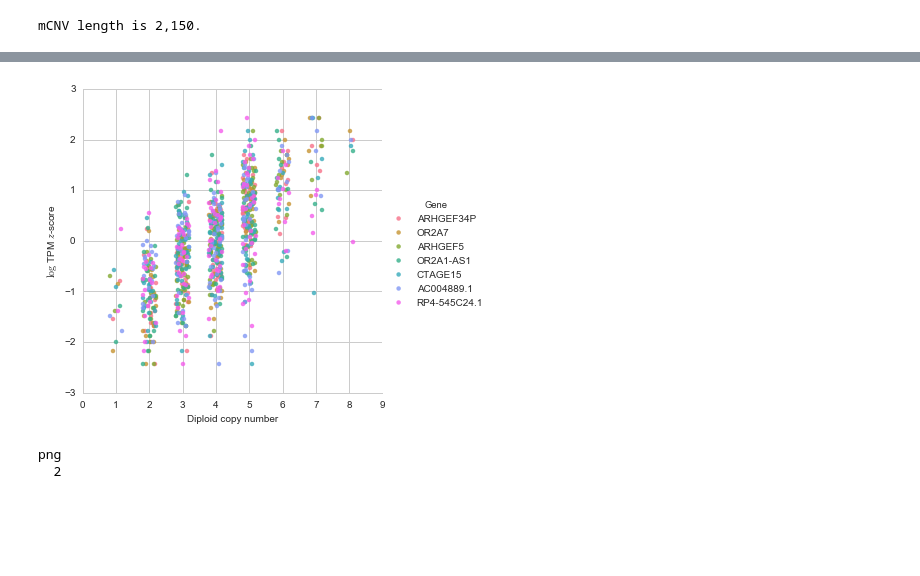
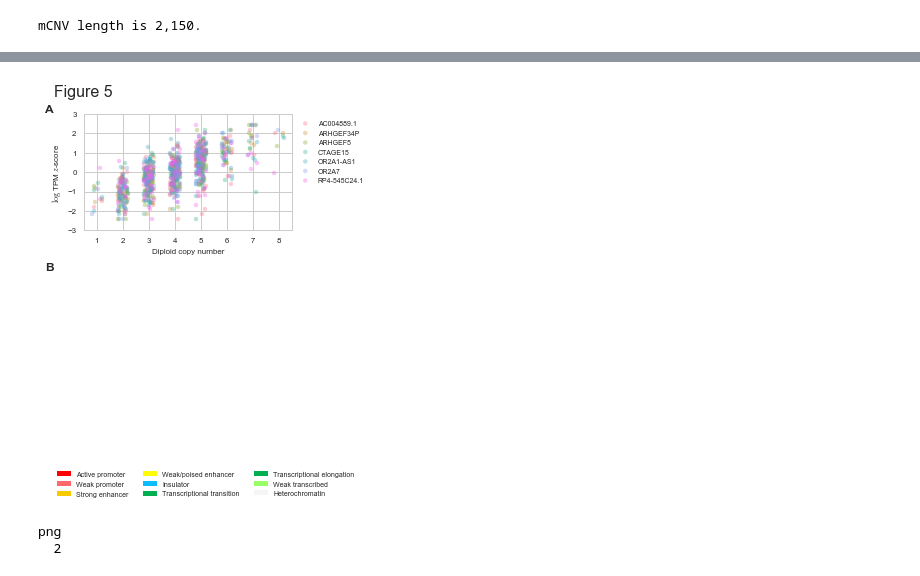
Before and after one commit to frazer-lab/cardips-ipsc-eqtl, a Jupyter notebook: notebooks/Figure. CNV eQTL Examples.ipynb, the cells around one changed output, grey strips where cells are left out. Saved outputs shown, nothing was run; the diff lists cells and outputs as text; code cells hidden in the pictures; blank space fills up the shorter version.

```diff
--- a/notebooks/Figure. CNV eQTL Examples.ipynb
+++ b/notebooks/Figure. CNV eQTL Examples.ipynb
@@ -86,9 +88 @@ mcnv_sig[mcnv_sig.cnv == 'CNV_7_143951166_143953316'].gene_name
 Name: gene_name, dtype: object
-# %%
-sns.lmplot(x='CNV_7_143951166_143953316', y='exp', data=data, hue='Gene',
-           x_jitter=0.2, fit_reg=False)
-plt.ylabel('$\log$ TPM $z$-score', fontsize=10)
-plt.xlabel('Diploid copy number', fontsize=10)
-plt.savefig(os.path.join(outdir, 'CNV_7_143951166_143953316_reg.pdf'))
-# %% [output]
-[figure, removed]
@@ -95,3 +113,51 @@ plt.savefig(os.path.join(outdir, 'CNV_7_143951166_143953316_reg.pdf'))
+# %%
+fig = plt.figure(figsize=(4.5, 6), dpi=300)
+
+gs = gridspec.GridSpec(1, 1)
+ax = fig.add_subplot(gs[0, 0])
+ax.text(0, 1, 'Figure 5',
+        size=16, va='top')
+ciepy.clean_axis(ax)
+ax.set_xticks([])
+ax.set_yticks([])
+gs.tight_layout(fig, rect=[0, 0.92, 1, 1])
+
+gs = gridspec.GridSpec(1, 1)
+ax = fig.add_subplot(gs[0, 0])
+for i,g in enumerate(sorted(list(set(data.Gene)))):
+    t = data[data.Gene == g]
+    sns.regplot(x='CNV_7_143951166_143953316', y='exp', data=t,
+                x_jitter=0.2, fit_reg=False, ax=ax, label=g,
+                color=sns.color_palette('husl', 7)[i], scatter_kws={'alpha':0.35, 's':20})
+ax.legend(fontsize=7, loc='upper left', bbox_to_anchor=(1, 1))
+ax.set_ylabel('$\log$ TPM $z$-score', fontsize=8)
+ax.set_xlabel('Diploid copy number', fontsize=8)
+for t in ax.get_xticklabels() + ax.get_yticklabels():
+    t.set_fontsize(8)
+ax.set_xlim(0.5, 8.5)
+gs.tight_layout(fig, rect=[0, 0.55, 0.8, 0.94])
+
+gs = gridspec.GridSpec(1, 1)
+ax = fig.add_subplot(gs[0, 0])
+ciepy.clean_axis(ax)
+rects = []
+labels = []
+for k in legend_colors.index:
+    labels.append(k)
+    rects.append(plt.Rectangle((0, 0), 0, 0, fc=legend_colors[k]))
+lgd = ax.legend(rects, labels, loc='center', prop={'size':7}, ncol=3)
+for p in lgd.get_patches():
+    p.set_linewidth(0)
+gs.tight_layout(fig, rect=[0, 0, 1, 0.1])
+
+t = fig.text(0.005, 0.91, 'A', weight='bold',
+             size=12)
+t = fig.text(0.005, 0.545, 'B', weight='bold',
+             size=12)
+
+plt.savefig(os.path.join(outdir, 'cnv_examples_skeleton.pdf'))
+# %% [output]
+[figure, added]
 # %%
 %%R
 
```
Also changed, not shown: parts of 10 cells of this notebook, 6 other files.
